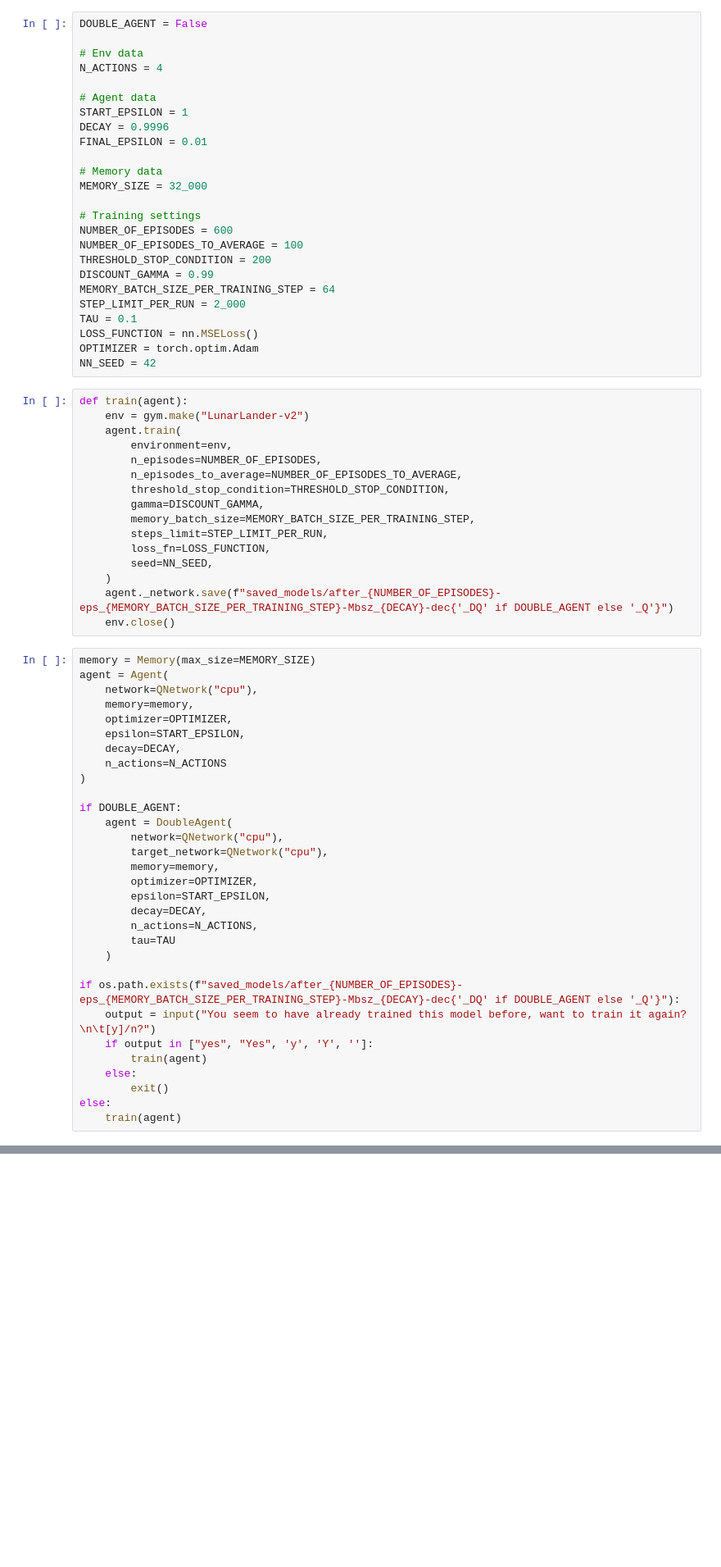
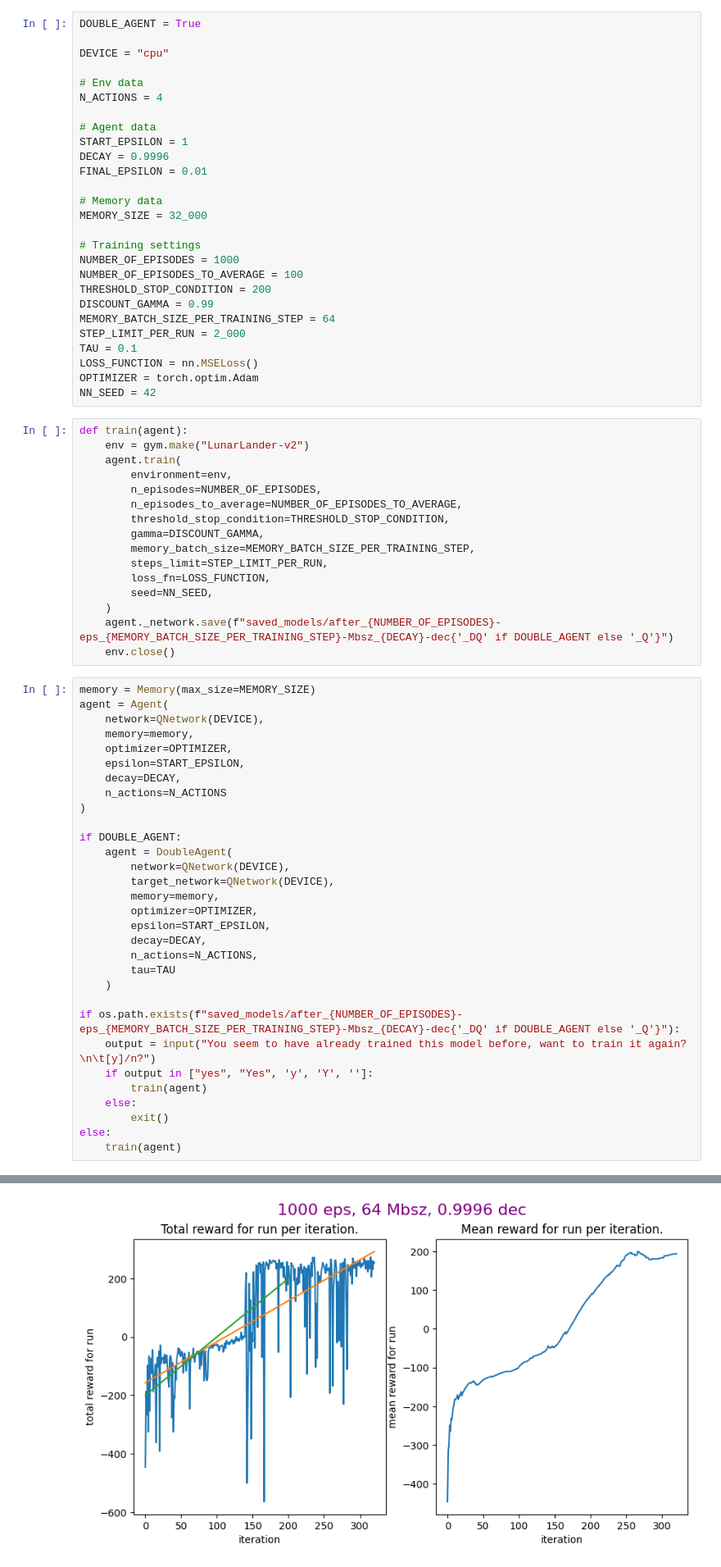
Before and after one commit to JorisHeemskerk/AS_3_1, a Jupyter notebook: AS-3_1.ipynb, the cells around one changed output, grey strips where cells are left out. Shown at 82% size. Saved outputs shown, nothing was run; the diff lists cells and outputs as text; blank space fills up the shorter version.

```diff
--- a/AS-3_1.ipynb
+++ b/AS-3_1.ipynb
@@ -9,7 +9,9 @@ import torch
 import gymnasium as gym
 from torch import nn
 # %%
-DOUBLE_AGENT = False
+DOUBLE_AGENT = True
+
+DEVICE = "cpu"
 
 # Env data
 N_ACTIONS = 4
@@ -23,7 +25,7 @@ FINAL_EPSILON = 0.01
 MEMORY_SIZE = 32_000
 
 # Training settings
-NUMBER_OF_EPISODES = 600
+NUMBER_OF_EPISODES = 1000
 NUMBER_OF_EPISODES_TO_AVERAGE = 100
 THRESHOLD_STOP_CONDITION = 200
 DISCOUNT_GAMMA = 0.99
@@ -52,7 +54,7 @@ def train(agent):
 # %%
 memory = Memory(max_size=MEMORY_SIZE)
 agent = Agent(
-    network=QNetwork("cpu"),
+    network=QNetwork(DEVICE),
     memory=memory,
     optimizer=OPTIMIZER,
     epsilon=START_EPSILON,
@@ -62,8 +64,8 @@ agent = Agent(
 
 if DOUBLE_AGENT:
     agent = DoubleAgent(
-        network=QNetwork("cpu"),
-        target_network=QNetwork("cpu"),
+        network=QNetwork(DEVICE),
+        target_network=QNetwork(DEVICE),
         memory=memory,
         optimizer=OPTIMIZER,
         epsilon=START_EPSILON,
@@ -80,3 +82,4 @@ if os.path.exists(f"saved_models/after_{NUMBER_OF_EPISODES}-eps_{MEMORY_BATCH_SI
         exit()
 else:
     train(agent)
+# %% [output]
@@ -82,0 +91 @@ else:
+[figure, added]
```
Also changed, not shown: parts of 3 cells of this notebook.
